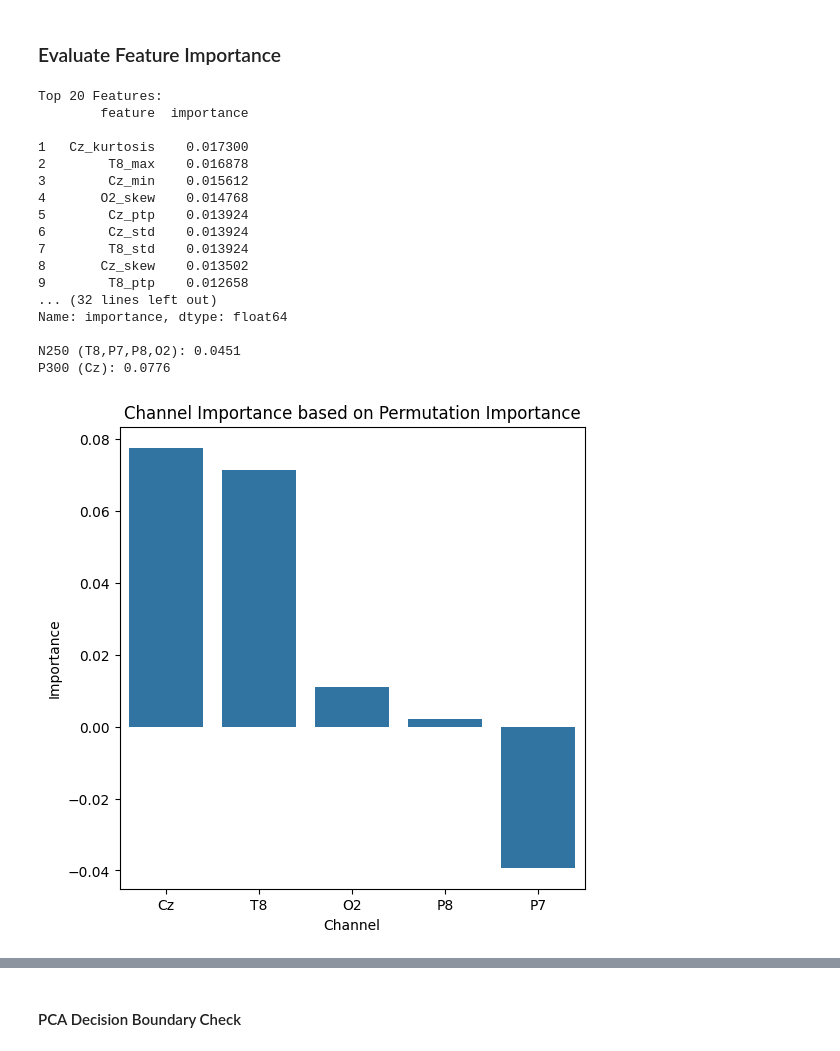
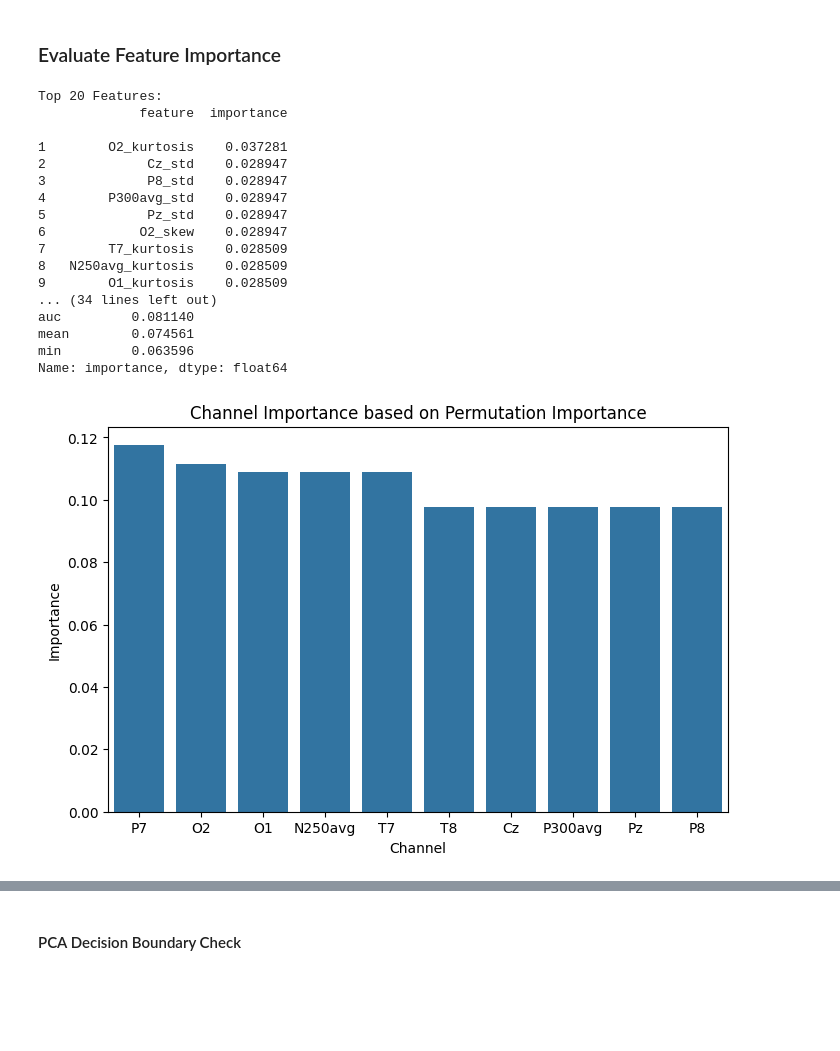
Before and after one commit to YouniPark/FYDP-rename_later-, a Jupyter notebook: poc/eeg_analysis/Classifier_Training.ipynb, the cells around one changed output, grey strips where cells are left out. Drawn from its saved outputs; the diff is of its cells as text; code cells hidden in the pictures; blank space fills up the shorter version.

Commit message:
Add imputation and class weighting - Added imputation to fill missing channels' features with component average for consistency - Added LDA analysis - Added class weight setting for model training

```diff
--- a/poc/eeg_analysis/Classifier_Training.ipynb
+++ b/poc/eeg_analysis/Classifier_Training.ipynb
@@ -10,6 +10,10 @@ Classifiers to test:
 - Random Forest
 - Convolutional Neural Network (CNN) *massive datasets are preferred*
 - Recurrent Neural Network (RNN) *massive datasets are preferred*
+# %%
+## Config
+n_cv_split = 5  # cross-validation splits/folds
+custom_class_weight = {0: 1, 1: 1.75}  # ratio of familiar : unfamiliar weighting
 # %% [markdown]
 ## 1. Load and Preprocess Data
 # %%
@@ -24,8 +28,9 @@ from sklearn.model_selection import cross_val_score, train_test_split
 Load csv data with extracted features.
 # %%
 ## Load data
-data_dir = 'Experiment Data/'
-file_name = 'erp_epoch_features.csv'
+n_experiment = 3  ### Change to a list with all experiments and concatenation later
+data_dir = f'experiment_data/exp{n_experiment}/'
+file_name = f'erp_exp{n_experiment}_features.csv'
 
 data = pd.read_csv(data_dir + file_name)
 # %%
@@ -142,18 +148,26 @@ from sklearn.inspection import DecisionBoundaryDisplay, permutation_importance
 # Params:
 # kernel: rbf (default), linear, poly, sigmoid
 # C (regularization parameter): default=1.0
+# gamma (kernel coefficient): scale (default), auto, or float value ()
+# class_weight (weight of classes): None (default), 'balanced', or dict
 
-svm = SVC(kernel='rbf', C=1, random_state=42)
+svm = SVC(kernel='rbf', C=1, gamma='scale', random_state=42, class_weight=custom_class_weight)
 svm.fit(X_train_scaled, y_train)
 
 # Evaluate
 train_accuracy = svm.score(X_train_scaled, y_train)
 # test_accuracy = svm.score(X_test_scaled, y_test)
 
+y_train_pred_temp = svm.predict(X_train_scaled)
+train_recall = recall_score(y_train, y_train_pred_temp)
+
 print(f"Training Accuracy: {train_accuracy:.3f}")
+print(f"Training Recall: {train_recall:.3f}")
 # print(f"Test Accuracy: {test_accuracy:.3f}")
 
-# Cross-validation for more robust estimate (folds data 10 times)
-cv_scores = cross_val_score(svm, X_train_scaled, y_train, cv=10)
-print(f"CV Accuracy: {cv_scores.mean():.3f} (+/- {cv_scores.std() * 2:.3f})")
+# Cross-validation for more robust estimate (folds data n times)
+cv_accuracy = cross_val_score(svm, X_train_scaled, y_train, cv=n_cv_split, scoring='accuracy')
+cv_recall = cross_val_score(svm, X_train_scaled, y_train, cv=n_cv_split, scoring='recall')
+print(f"CV Accuracy: {cv_accuracy.mean():.3f} (+/- {cv_accuracy.std() * 2:.3f})")
+print(f"CV Recall: {cv_recall.mean():.3f} (+/- {cv_recall.std() * 2:.3f})")
 # %% [output]
@@ -295,7 +318,7 @@ Based on these results, rbf is most well-suited for the decision in this task. A
 # %%
 ## Feature importance analysis
 # Calculate permutation importance
-perm = permutation_importance(svm, X_train_scaled, y_train, n_repeats=30, random_state=42)
+perm = permutation_importance(svm, X_train_scaled, y_train, n_repeats=30, random_state=4, scoring='accuracy')
 df = pd.DataFrame({'feature': X_train.columns, 'importance': perm.importances_mean})
 df['channel'] = df['feature'].str.split('_').str[0]
 df['stat'] = df['feature'].str.split('_').str[1]
@@ -315,42 +338,35 @@ print(df.groupby('channel')['importance'].sum().sort_values(ascending=False))
 # Statistical feature importance
 print("\nStatistical Feature Importance:")
 print(df.groupby('stat')['importance'].sum().sort_values(ascending=False))
-
-# N250 vs P300
-n250 = df[df['channel'].isin(['T8', 'P7', 'P8', 'O2'])]['importance'].sum()
-p300 = df[df['channel'] == 'Cz']['importance'].sum()
-print(f"\nN250 (T8,P7,P8,O2): {n250:.4f}")
-print(f"P300 (Cz): {p300:.4f}")
 # %% [output]
 Top 20 Features:
-        feature  importance
+             feature  importance
 
-1   Cz_kurtosis    0.017300
-2        T8_max    0.016878
-3        Cz_min    0.015612
-4       O2_skew    0.014768
-5        Cz_ptp    0.013924
-6        Cz_std    0.013924
-7        T8_std    0.013924
-8       Cz_skew    0.013502
-9        T8_ptp    0.012658
-... (32 lines left out)
+1        O2_kurtosis    0.037281
+2             Cz_std    0.028947
+3             P8_std    0.028947
+4        P300avg_std    0.028947
+5             Pz_std    0.028947
+6            O2_skew    0.028947
+7        T7_kurtosis    0.028509
+8   N250avg_kurtosis    0.028509
+9        O1_kurtosis    0.028509
+... (34 lines left out)
+auc         0.081140
+mean        0.074561
+min         0.063596
 Name: importance, dtype: float64
-
-N250 (T8,P7,P8,O2): 0.0451
-P300 (Cz): 0.0776
 # %%
 ## Plot channel importances
-import seaborn as sns
 channel_importance = df.groupby('channel')['importance'].sum().sort_values(ascending=False)
-plt.figure(figsize=(6, 6))
+plt.figure(figsize=(8, 5))
 sns.barplot(x=channel_importance.index, y=channel_importance.values)
 plt.title('Channel Importance based on Permutation Importance')
 plt.xlabel('Channel')
 plt.ylabel('Importance')
 plt.show()
 # %% [output]
-[figure, old version]
+[figure, new version]
 # %%
 ## Plot statistical feature importances
 stat_importance = df.groupby('stat')['importance'].sum().sort_values(ascending=False)
```
Also changed, not shown: parts of 30 cells of this notebook, 2 other files.
